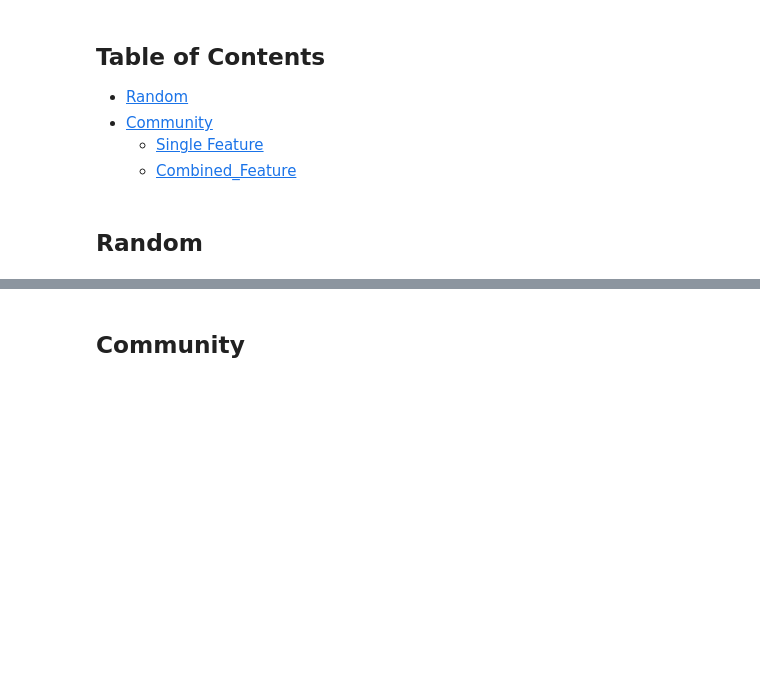
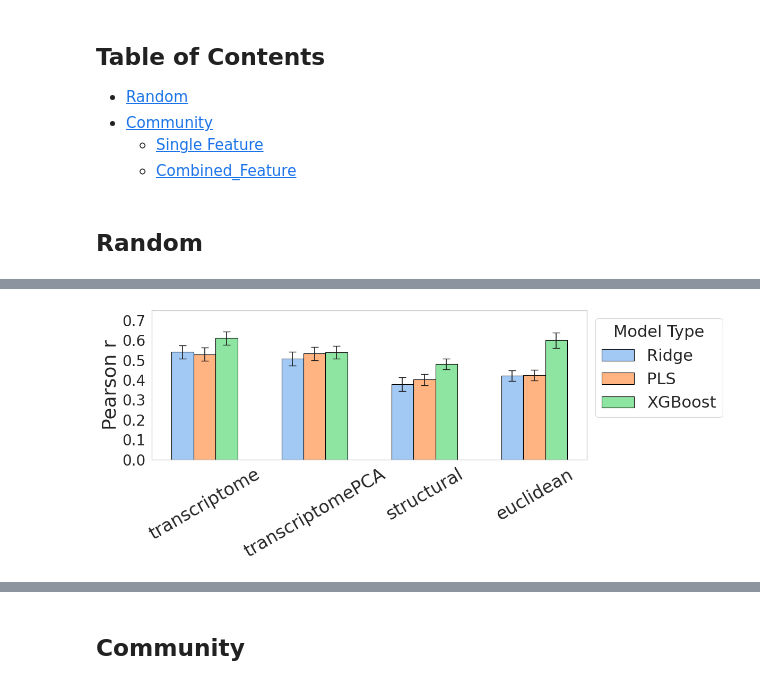
Before and after one commit to neuroinfolab/GeneEx2Conn, a Jupyter notebook: SFN24_results_explorer2.ipynb, the cells around one changed output, grey strips where cells are left out. Cells and saved outputs as stored; diff of their text form; code cells hidden in the pictures; blank space fills up the shorter version.

```diff
--- a/SFN24_results_explorer2.ipynb
+++ b/SFN24_results_explorer2.ipynb
@@ -352,4 +351,9 @@ random_split_results = extract_simulation_metrics(SFN_sim_path, subfolder, model
 
 # Display the results
 random_split_results
+
+plot_feature_comparison(random_split_results, metric='pearson_corr')
+plot_feature_comparison(random_split_results, metric='mse')
+
+xgboost_random_df =display_results_table(random_split_results, feature_types=['transcriptome', 'transcriptomePCA', 'structural', 'euclidean'])
 # %% [output]
@@ -384,0 +633,9 @@ display_results_table(random_split_results, feature_types=['transcriptome', 'tra
+# %%
+
+# Example usage with your 3 dataframes
+plot_combined_model_performance([ridge_random_df, pls_random_df, xgboost_random_df],
+                                model_types=['Ridge', 'PLS', 'XGBoost'],
+                                metric='pearson_corr',
+                               use_grayscale=False)
+# %% [output]
+[figure, added]
```
Also changed, not shown: parts of 32 cells of this notebook, 8 other files.
